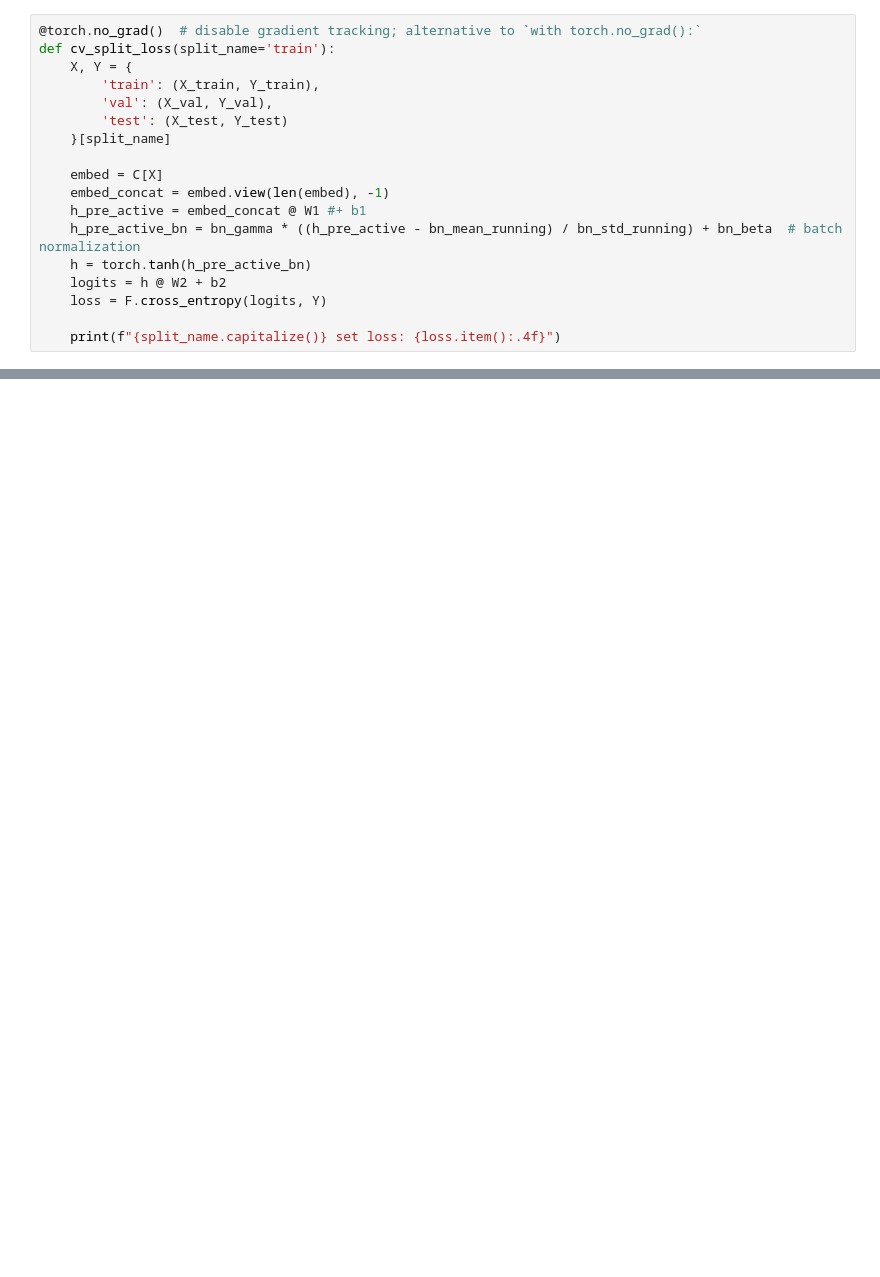
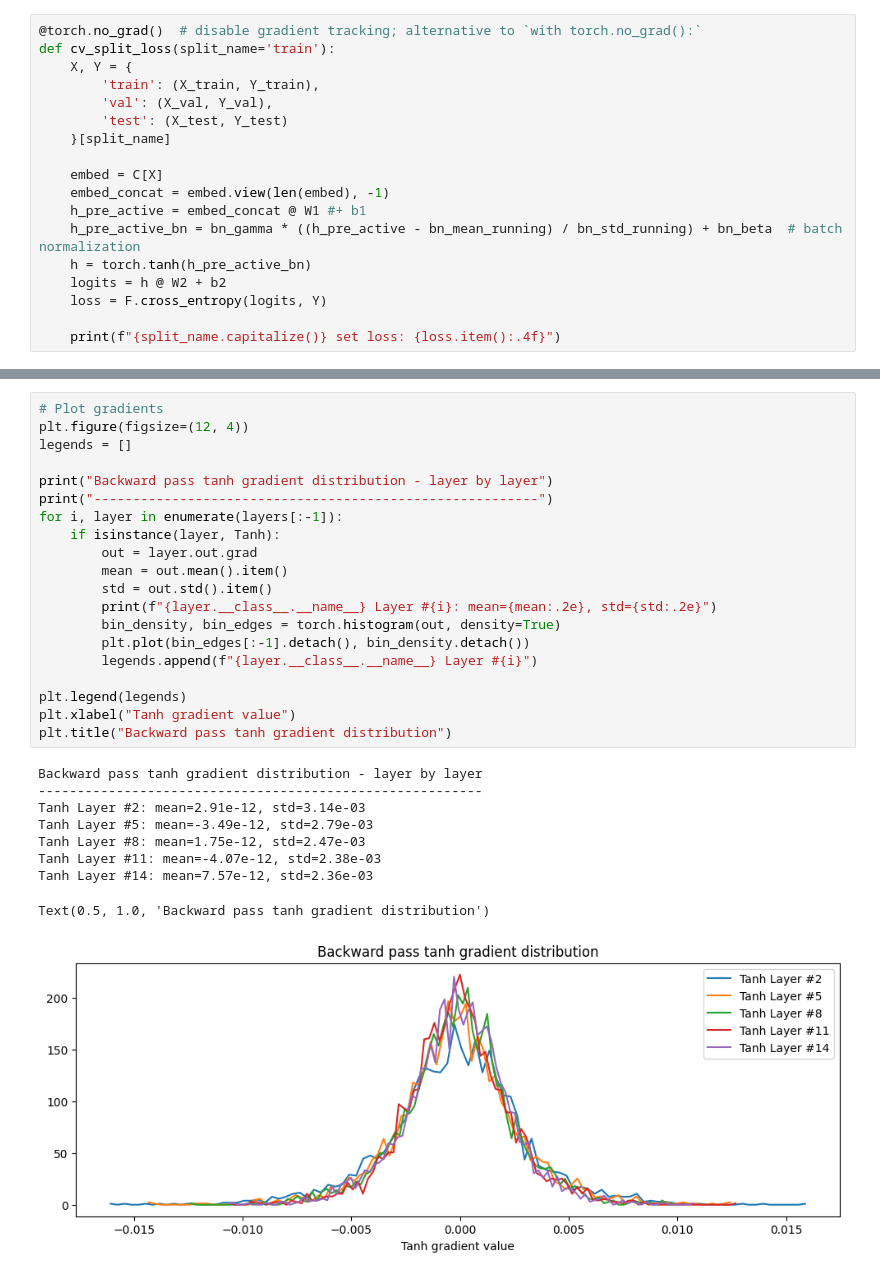
Before and after one commit to jeyabbalas/makemore, a Jupyter notebook: mlp2.ipynb, the cells around one changed output, grey strips where cells are left out. Cells and saved outputs as stored; diff of their text form; blank space fills up the shorter version.

```diff
--- a/mlp2.ipynb
+++ b/mlp2.ipynb
@@ -750,0 +902,30 @@ class BatchNorm1d:
+# %%
+# Plot gradients
+plt.figure(figsize=(12, 4))
+legends = []
+
+print("Backward pass tanh gradient distribution - layer by layer")
+print("---------------------------------------------------------")
+for i, layer in enumerate(layers[:-1]):
+    if isinstance(layer, Tanh):
+        out = layer.out.grad
+        mean = out.mean().item()
+        std = out.std().item()
+        print(f"{layer.__class__.__name__} Layer #{i}: mean={mean:.2e}, std={std:.2e}")
+        bin_density, bin_edges = torch.histogram(out, density=True)
+        plt.plot(bin_edges[:-1].detach(), bin_density.detach())
+        legends.append(f"{layer.__class__.__name__} Layer #{i}")
+
+plt.legend(legends)
+plt.xlabel("Tanh gradient value")
+plt.title("Backward pass tanh gradient distribution")
+# %% [output]
+Backward pass tanh gradient distribution - layer by layer
+---------------------------------------------------------
+Tanh Layer #2: mean=2.91e-12, std=3.14e-03
+Tanh Layer #5: mean=-3.49e-12, std=2.79e-03
+Tanh Layer #8: mean=1.75e-12, std=2.47e-03
+Tanh Layer #11: mean=-4.07e-12, std=2.38e-03
+Tanh Layer #14: mean=7.57e-12, std=2.36e-03
+Text(0.5, 1.0, 'Backward pass tanh gradient distribution')
+[figure, added]
```
Also changed, not shown: parts of 28 cells of this notebook.
